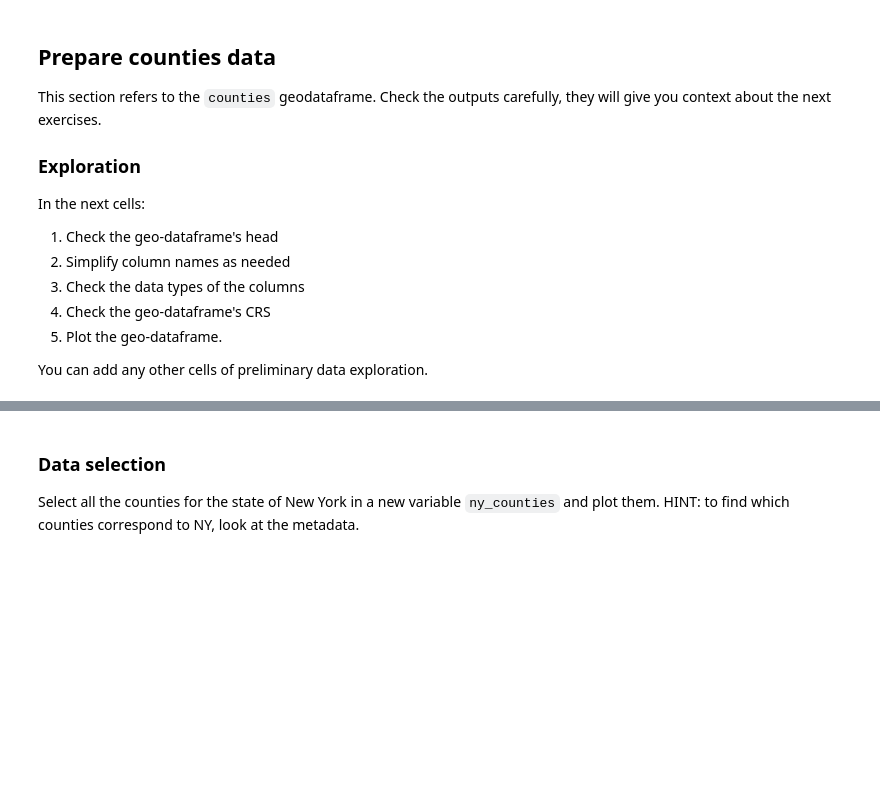
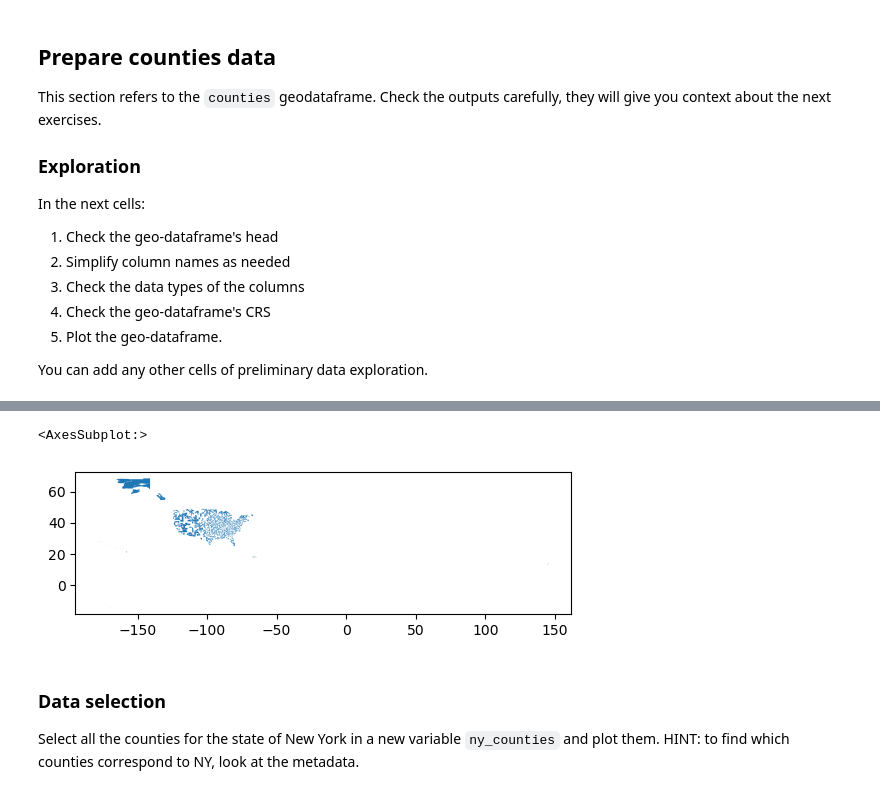
Before and after one commit to amandaherbst/eds220-hwk-3, a Jupyter notebook: hwk3-task1-spills.ipynb, the cells around one changed output, grey strips where cells are left out. Cells and saved outputs as stored; diff of their text form; code cells hidden in the pictures; blank space fills up the shorter version.

```diff
--- a/hwk3-task1-spills.ipynb
+++ b/hwk3-task1-spills.ipynb
@@ -231,0 +237,3 @@ You can add any other cells of preliminary data exploration.
+# %%
+# 2. simplify column names
+counties.columns = counties.columns.str.lower()
@@ -234,5 +278,9 @@ You can add any other cells of preliminary data exploration.
 # %%
-# 5.
+# 5. plot
+counties.plot()
+# %% [output]
+<AxesSubplot:>
+[figure, added]
 # %% [markdown]
 ### Data selection
 
```
Also changed, not shown: parts of 9 cells of this notebook.
